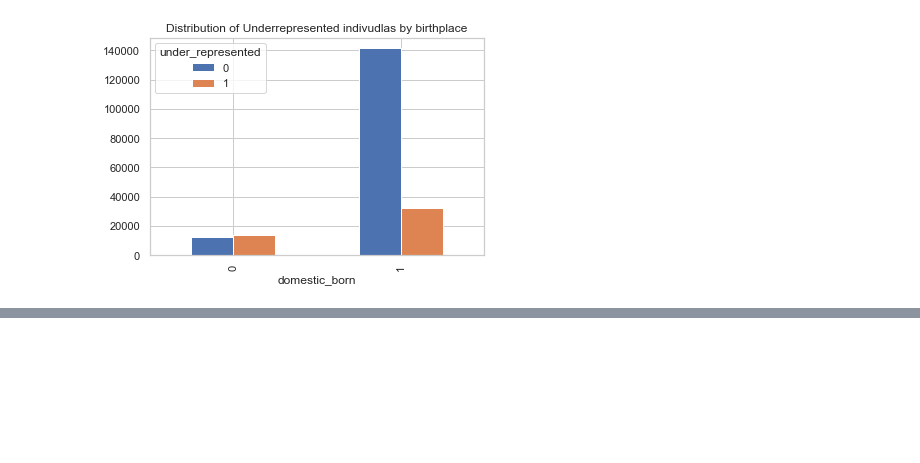
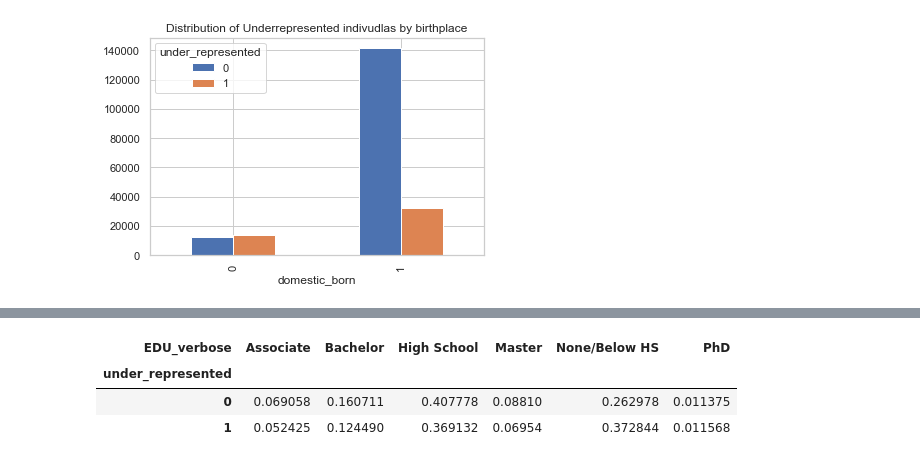
Before and after one commit to kayfilipp/HigherME, a Jupyter notebook: census_data/Untitled.ipynb, the cells around one changed output, grey strips where cells are left out. Drawn from its saved outputs; the diff is of its cells as text; code cells hidden in the pictures; blank space fills up the shorter version.

```diff
--- a/census_data/Untitled.ipynb
+++ b/census_data/Untitled.ipynb
@@ -131,0 +183,11 @@ pd.crosstab(df['domestic_born'],df['under_represented']).plot.bar(title='Distrib
+# %%
+pd.crosstab(
+    df['under_represented'],
+    df['EDU_verbose'],
+    normalize='index'
+)
+# %% [output]
+| EDU_verbose | Associate | Bachelor | High School | Master | None/Below HS | PhD |
+| under_represented |  |  |  |  |  |  |
+| 0 | 0.069058 | 0.160711 | 0.407778 | 0.08810 | 0.262978 | 0.011375 |
+| 1 | 0.052425 | 0.124490 | 0.369132 | 0.06954 | 0.372844 | 0.011568 |
```
Also changed, not shown: parts of 7 cells of this notebook.
